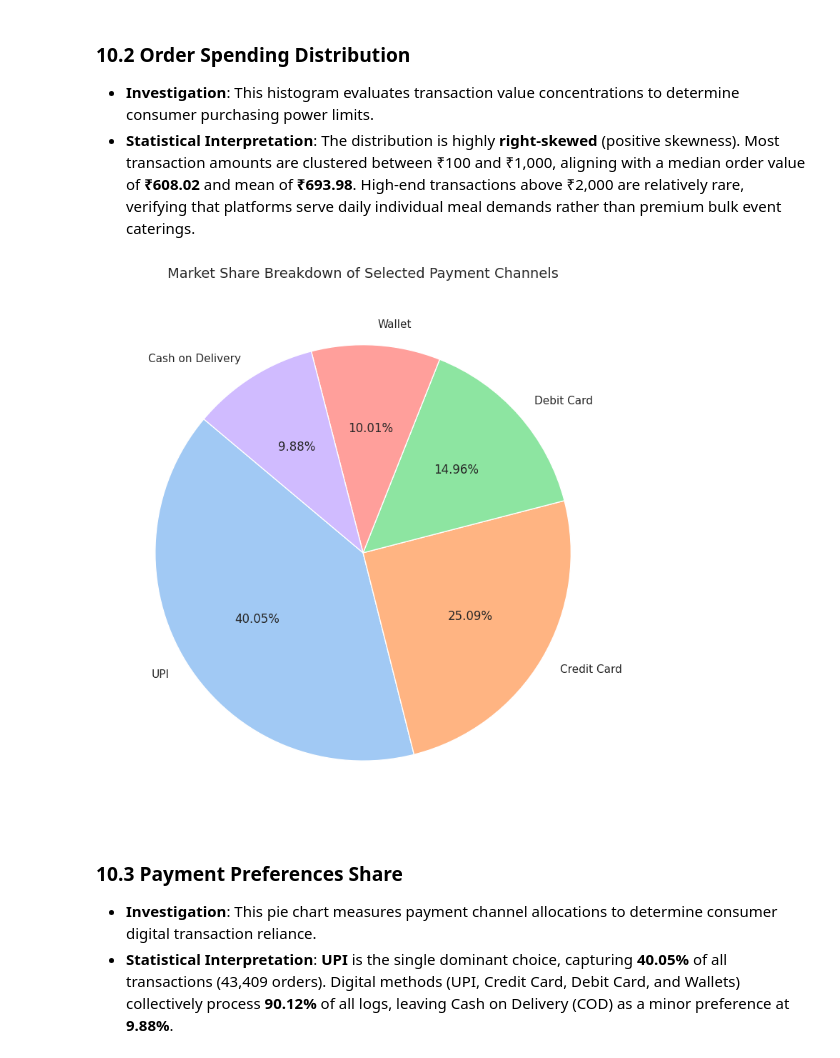
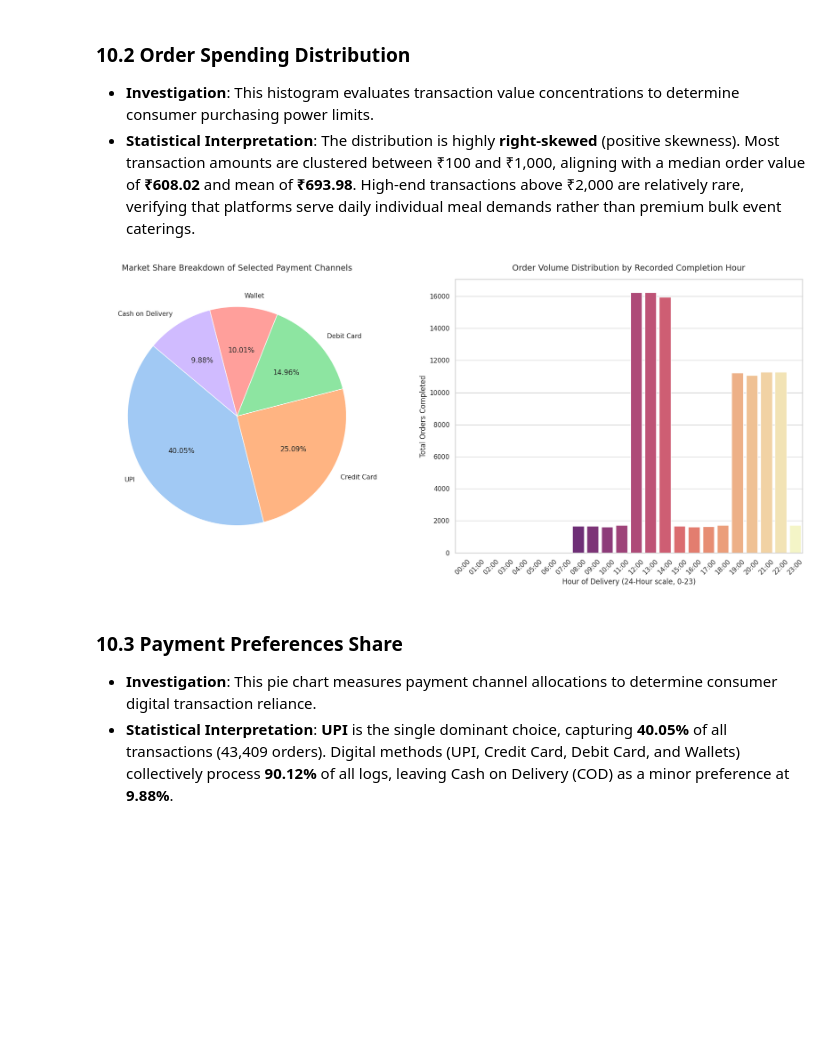
Before and after one commit to pranav662/Food_Delivery_Data_Analysis_FDS_Project, a Jupyter notebook: Food_Delivery_Data_Analysis.ipynb, the cells around one changed output. Cells and saved outputs as stored; diff of their text form; code cells hidden in the pictures; blank space fills up the shorter version.

```diff
--- a/Food_Delivery_Data_Analysis.ipynb
+++ b/Food_Delivery_Data_Analysis.ipynb
@@ -912,26 +940,50 @@ plt.show()
 ### **10.2 Order Spending Distribution**
 * **Investigation**: This histogram evaluates transaction value concentrations to determine consumer purchasing power limits.
 * **Statistical Interpretation**: The distribution is highly **right-skewed** (positive skewness). Most transaction amounts are clustered between ₹100 and ₹1,000, aligning with a median order value of **₹608.02** and mean of **₹693.98**. High-end transactions above ₹2,000 are relatively rare, verifying that platforms serve daily individual meal demands rather than premium bulk event caterings.
-# %%
-# 3. Payment Method Distribution (Pie Chart)
-plt.figure(figsize=(8, 8))
-
-payment_counts = df['payment_method'].value_counts()
-
-plt.pie(
-    payment_counts,
-    labels=payment_counts.index,
-    autopct='%1.2f%%',
-    startangle=140,
-    colors=sns.color_palette('pastel')[0:len(payment_counts)],
-    wedgeprops={'edgecolor': 'white', 'linewidth': 1}
-)
-
-plt.title("Market Share Breakdown of Selected Payment Channels", fontsize=14, pad=15)
-plt.tight_layout()
-plt.show()
-# %% [output]
-[figure, removed]
+# %%
+# 3. Payment Method Distribution (Pie Chart) & Hourly Orders Distribution (Bar Plot)
+import matplotlib.pyplot as plt
+import seaborn as sns
+import numpy as np
+
+fig, axes = plt.subplots(1, 2, figsize=(18, 8))
+
+# Left Plot: Payment Method Share
+payment_counts = df['payment_method'].value_counts()
+axes[0].pie(
+    payment_counts,
+    labels=payment_counts.index,
+    autopct='%1.2f%%',
+    startangle=140,
+    colors=sns.color_palette('pastel')[0:len(payment_counts)],
+    wedgeprops={'edgecolor': 'white', 'linewidth': 1}
+)
+axes[0].set_title("Market Share Breakdown of Selected Payment Channels", fontsize=14, pad=15)
+
+# Right Plot: Orders Completed by Delivery Hour (0-23)
+# Value counts sorted by chronological hour index to ensure full 24h span completeness
+hourly_counts = df['delivery_hour'].value_counts().reindex(np.arange(24), fill_value=0).reset_index()
+hourly_counts.columns = ['Hour of Day', 'Total Orders']
+
+sns.barplot(
+    data=hourly_counts,
+    x='Hour of Day',
+    y='Total Orders',
+    palette='magma',
+    hue='Hour of Day',
+    legend=False,
+    ax=axes[1]
+)
+axes[1].set_title("Order Volume Distribution by Recorded Completion Hour", fontsize=14, pad=15)
+axes[1].set_xlabel("Hour of Delivery (24-Hour scale, 0-23)", fontsize=12)
+axes[1].set_ylabel("Total Orders Completed", fontsize=12)
+axes[1].set_xticks(np.arange(24))
+axes[1].set_xticklabels([f"{h:02d}:00" for h in range(24)], rotation=45)
+
+plt.tight_layout()
+plt.show()
+# %% [output]
+[figure, added]
 # %% [markdown]
 ### **10.3 Payment Preferences Share**
 * **Investigation**: This pie chart measures payment channel allocations to determine consumer digital transaction reliance.
```
Also changed, not shown: parts of 4 cells of this notebook.
